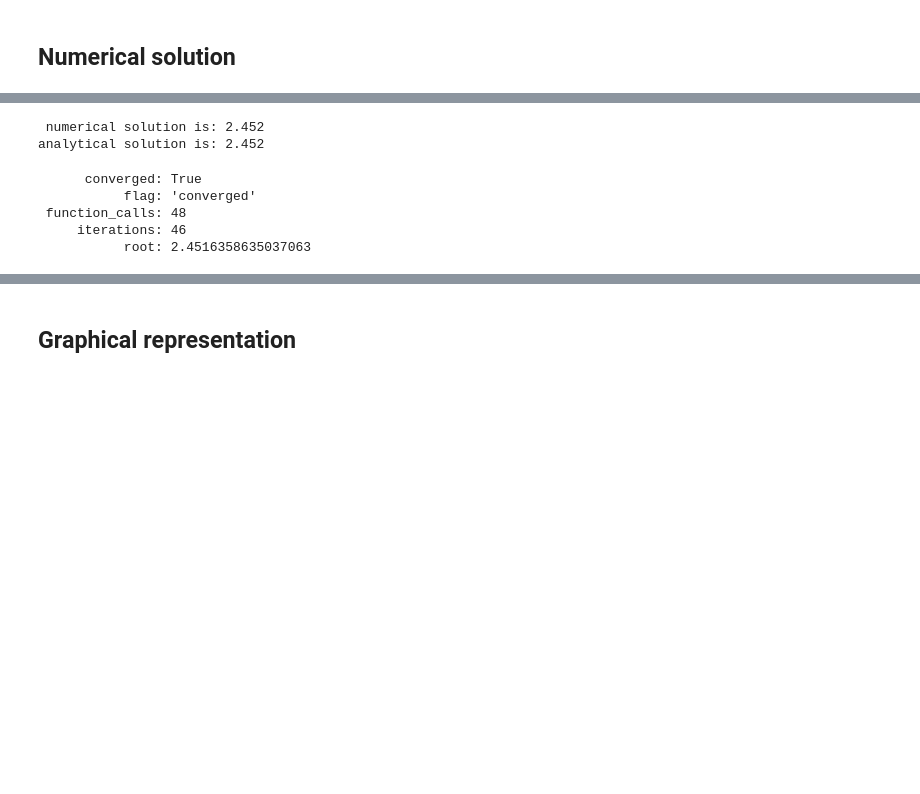
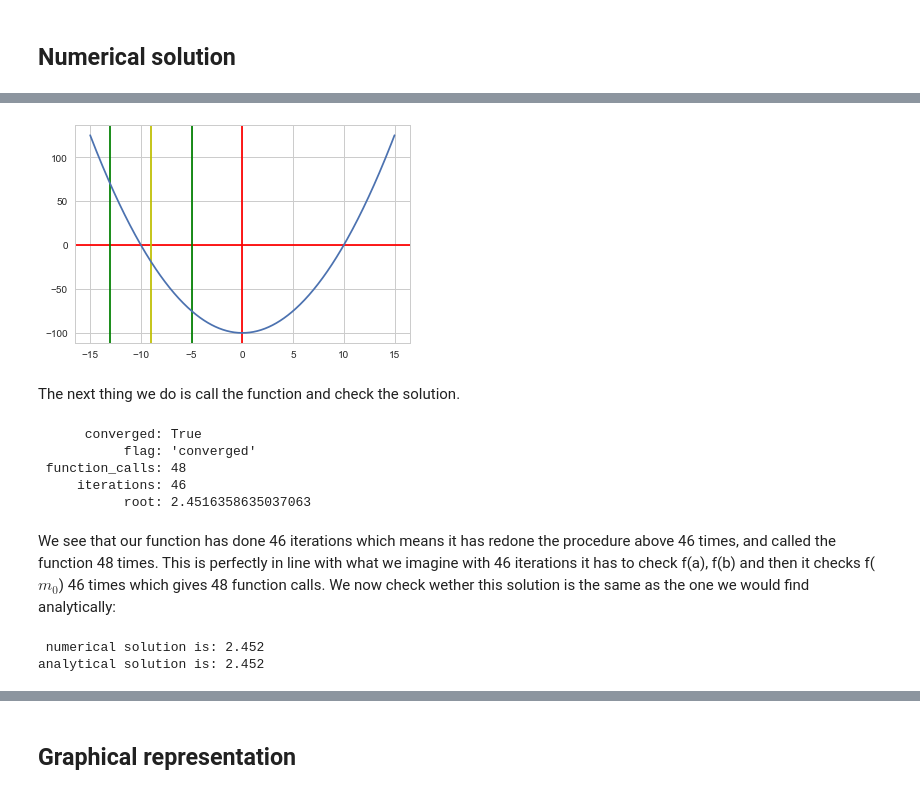
Before and after one commit to Frederikbr622/My-repository, a Jupyter notebook: ModelProject.ipynb, the cells around one changed output, grey strips where cells are left out. Saved outputs shown, nothing was run; the diff lists cells and outputs as text; code cells hidden in the pictures; blank space fills up the shorter version.

```diff
--- a/ModelProject.ipynb
+++ b/ModelProject.ipynb
@@ -113,3 +128,33 @@ def solve_for_ss(s,B,n,alpha,delta):
+# %%
+# Choosing the x and y intervals and creating the function
+x = np.linspace(-15,15,400)
+y = x**2-100
+# Plotting the axes
+plt.axhline(y=0, color='r', linestyle='-')
+plt.axvline(x=0, color='r')
+# Plotting a and b
+plt.axvline(x=-13, color='g')
+plt.axvline(x=-5, color='g')
+# Plotting m_0
+plt.axvline(x=-9, color='y')
+# Creating the plot:
+plt.plot(x,y)
+plt.show()
+# %% [output]
+[figure, added]
+# %% [markdown]
+The next thing we do is call the function and check the solution.
+# %%
+solve_for_ss(s,B,n,alpha,delta)
+# %% [output]
+      converged: True
+           flag: 'converged'
+ function_calls: 48
+     iterations: 46
+           root: 2.4516358635037063
+# %% [markdown]
+We see that our function has done 46 iterations which means it has redone the procedure above 46 times, and called the function 48 times. This is perfectly in line with what we imagine with 46 iterations it has to check f(a), f(b) and then it checks f($m_0$) 46 times which gives 48 function calls.
+We now check wether this solution is the same as the one we would find analytically:
 # %%
 solution = solve_for_ss(s,B,n,alpha,delta)
 print(f' numerical solution is: {solution.root:.3f}')
@@ -117,11 +162,3 @@ print(f'analytical solution is: {ss_func(s,B,n,alpha,delta):.3f}')
 # %% [output]
  numerical solution is: 2.452
 analytical solution is: 2.452
-# %%
-solve_for_ss(s,B,n,alpha,delta)
-# %% [output]
-      converged: True
-           flag: 'converged'
- function_calls: 48
-     iterations: 46
-           root: 2.4516358635037063
```
Also changed, not shown: parts of 45 cells of this notebook.
